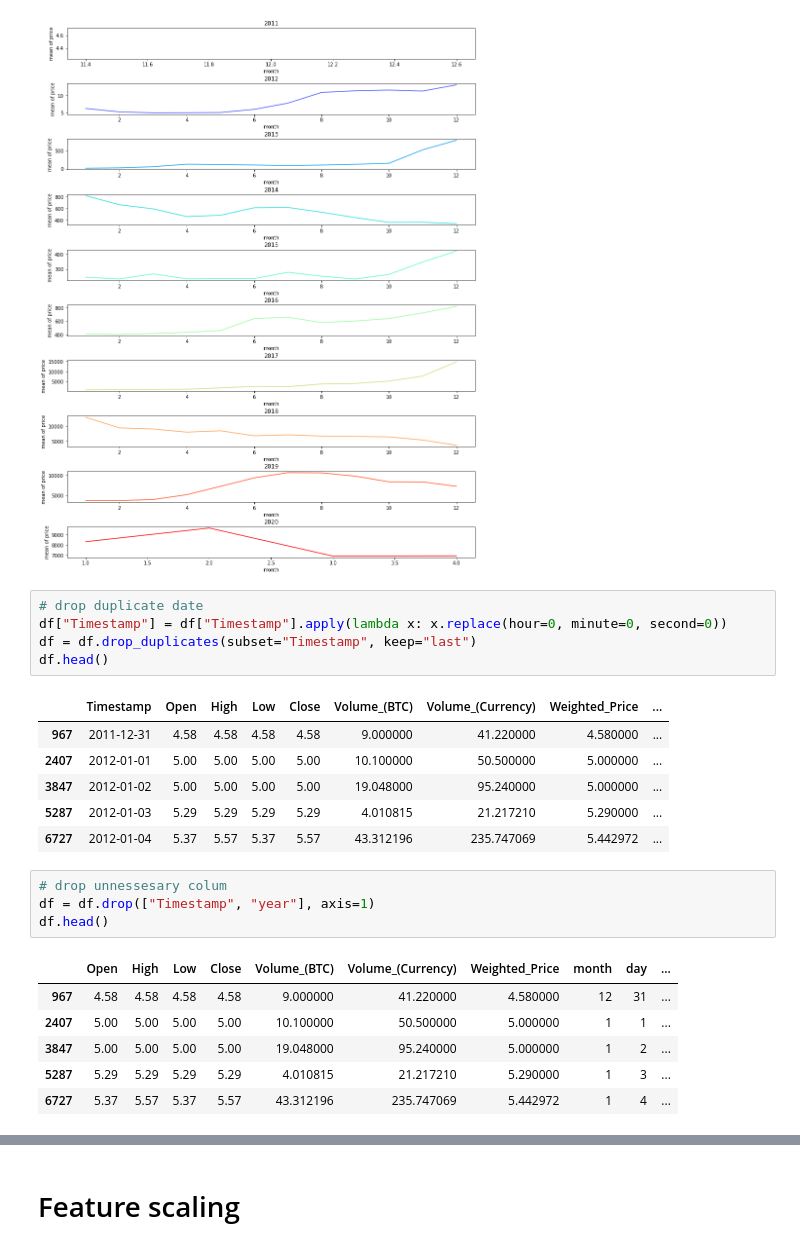
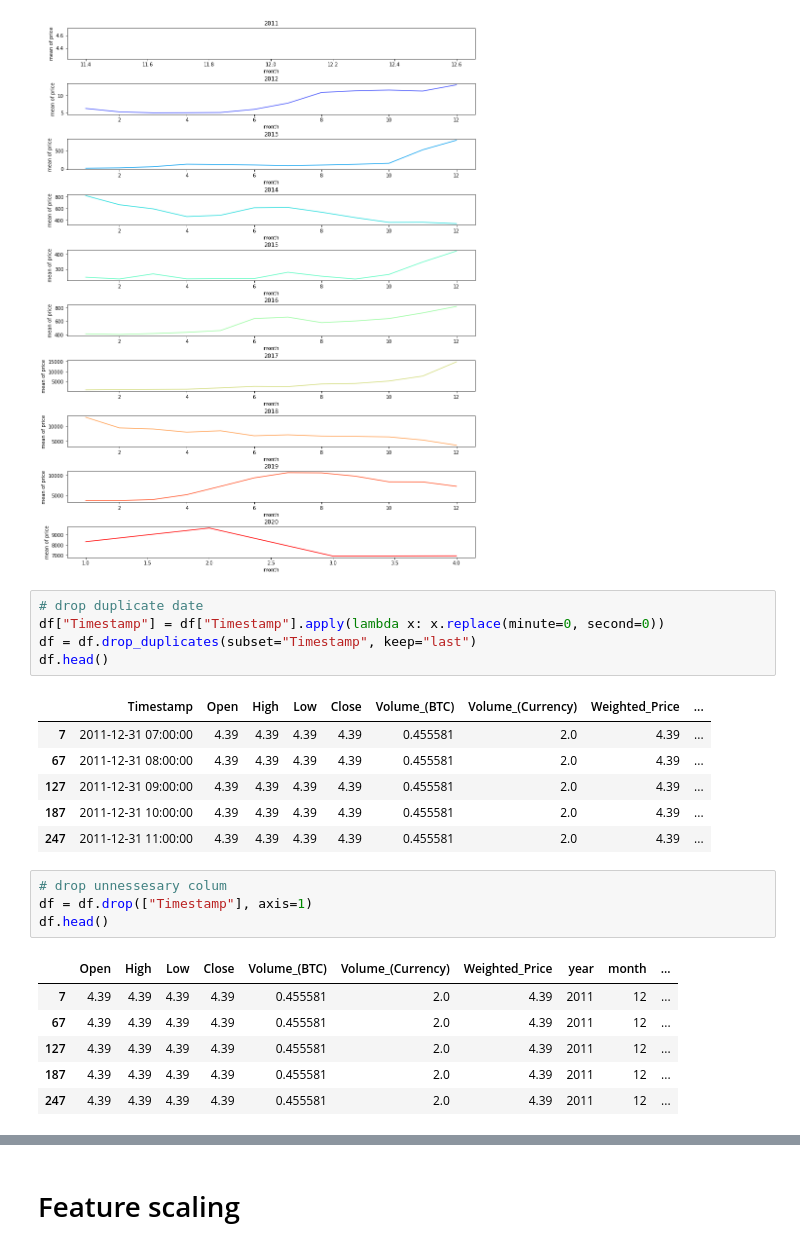
Before and after one commit to atsushii/CryptoCurrencyPortfoilo, a Jupyter notebook: CryptoCurrencyPricePredict.ipynb, the cells around one changed output, grey strips where cells are left out. Drawn from its saved outputs; the diff is of its cells as text.

```diff
--- a/CryptoCurrencyPricePredict.ipynb
+++ b/CryptoCurrencyPricePredict.ipynb
@@ -158,25 +159,25 @@ for i, value in enumerate(year):
 [figure]
 # %%
 # drop duplicate date
-df["Timestamp"] = df["Timestamp"].apply(lambda x: x.replace(hour=0, minute=0, second=0))
+df["Timestamp"] = df["Timestamp"].apply(lambda x: x.replace(minute=0, second=0))
 df = df.drop_duplicates(subset="Timestamp", keep="last")
 df.head()
 # %% [output]
 |  | Timestamp | Open | High | Low | Close | Volume_(BTC) | Volume_(Currency) | Weighted_Price | ... |
-| 967 | 2011-12-31 | 4.58 | 4.58 | 4.58 | 4.58 | 9.000000 | 41.220000 | 4.580000 | ... |
-| 2407 | 2012-01-01 | 5.00 | 5.00 | 5.00 | 5.00 | 10.100000 | 50.500000 | 5.000000 | ... |
-| 3847 | 2012-01-02 | 5.00 | 5.00 | 5.00 | 5.00 | 19.048000 | 95.240000 | 5.000000 | ... |
-| 5287 | 2012-01-03 | 5.29 | 5.29 | 5.29 | 5.29 | 4.010815 | 21.217210 | 5.290000 | ... |
-| 6727 | 2012-01-04 | 5.37 | 5.57 | 5.37 | 5.57 | 43.312196 | 235.747069 | 5.442972 | ... |
+| 7 | 2011-12-31 07:00:00 | 4.39 | 4.39 | 4.39 | 4.39 | 0.455581 | 2.0 | 4.39 | ... |
+| 67 | 2011-12-31 08:00:00 | 4.39 | 4.39 | 4.39 | 4.39 | 0.455581 | 2.0 | 4.39 | ... |
+| 127 | 2011-12-31 09:00:00 | 4.39 | 4.39 | 4.39 | 4.39 | 0.455581 | 2.0 | 4.39 | ... |
+| 187 | 2011-12-31 10:00:00 | 4.39 | 4.39 | 4.39 | 4.39 | 0.455581 | 2.0 | 4.39 | ... |
+| 247 | 2011-12-31 11:00:00 | 4.39 | 4.39 | 4.39 | 4.39 | 0.455581 | 2.0 | 4.39 | ... |
 # %%
 # drop unnessesary colum
-df = df.drop(["Timestamp", "year"], axis=1)
+df = df.drop(["Timestamp"], axis=1)
 df.head()
 # %% [output]
-|  | Open | High | Low | Close | Volume_(BTC) | Volume_(Currency) | Weighted_Price | month | day | ... |
-| 967 | 4.58 | 4.58 | 4.58 | 4.58 | 9.000000 | 41.220000 | 4.580000 | 12 | 31 | ... |
-| 2407 | 5.00 | 5.00 | 5.00 | 5.00 | 10.100000 | 50.500000 | 5.000000 | 1 | 1 | ... |
-| 3847 | 5.00 | 5.00 | 5.00 | 5.00 | 19.048000 | 95.240000 | 5.000000 | 1 | 2 | ... |
-| 5287 | 5.29 | 5.29 | 5.29 | 5.29 | 4.010815 | 21.217210 | 5.290000 | 1 | 3 | ... |
-| 6727 | 5.37 | 5.57 | 5.37 | 5.57 | 43.312196 | 235.747069 | 5.442972 | 1 | 4 | ... |
+|  | Open | High | Low | Close | Volume_(BTC) | Volume_(Currency) | Weighted_Price | year | month | ... |
+| 7 | 4.39 | 4.39 | 4.39 | 4.39 | 0.455581 | 2.0 | 4.39 | 2011 | 12 | ... |
+| 67 | 4.39 | 4.39 | 4.39 | 4.39 | 0.455581 | 2.0 | 4.39 | 2011 | 12 | ... |
+| 127 | 4.39 | 4.39 | 4.39 | 4.39 | 0.455581 | 2.0 | 4.39 | 2011 | 12 | ... |
+| 187 | 4.39 | 4.39 | 4.39 | 4.39 | 0.455581 | 2.0 | 4.39 | 2011 | 12 | ... |
+| 247 | 4.39 | 4.39 | 4.39 | 4.39 | 0.455581 | 2.0 | 4.39 | 2011 | 12 | ... |
 # %%
```
Also changed, not shown: parts of 23 cells of this notebook.
